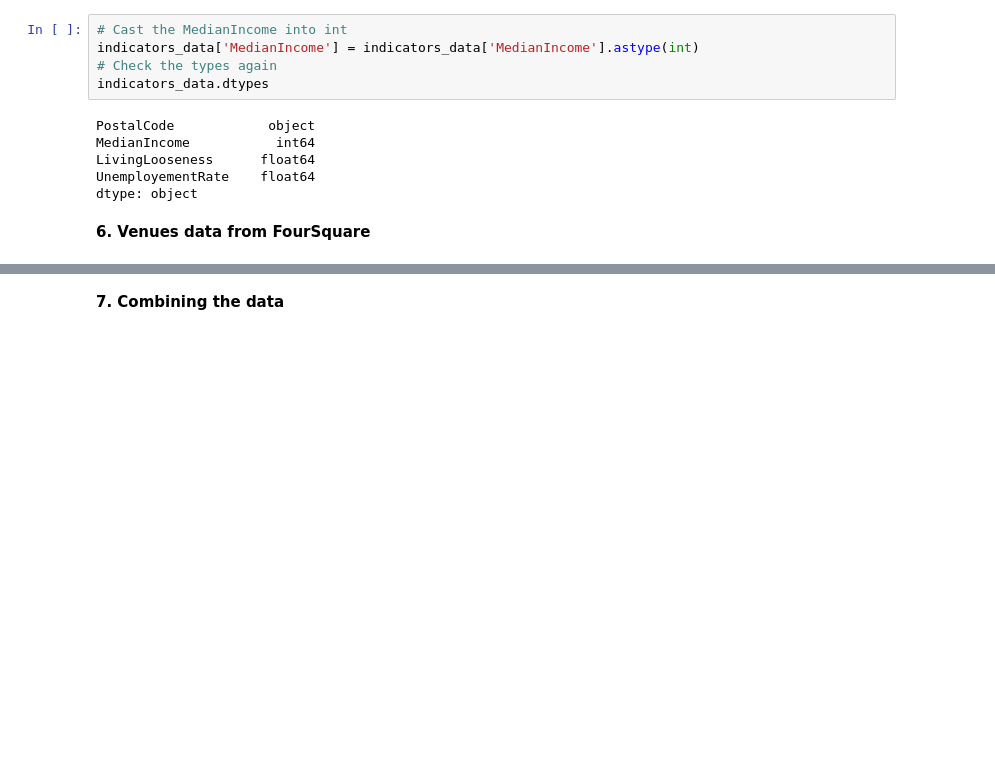
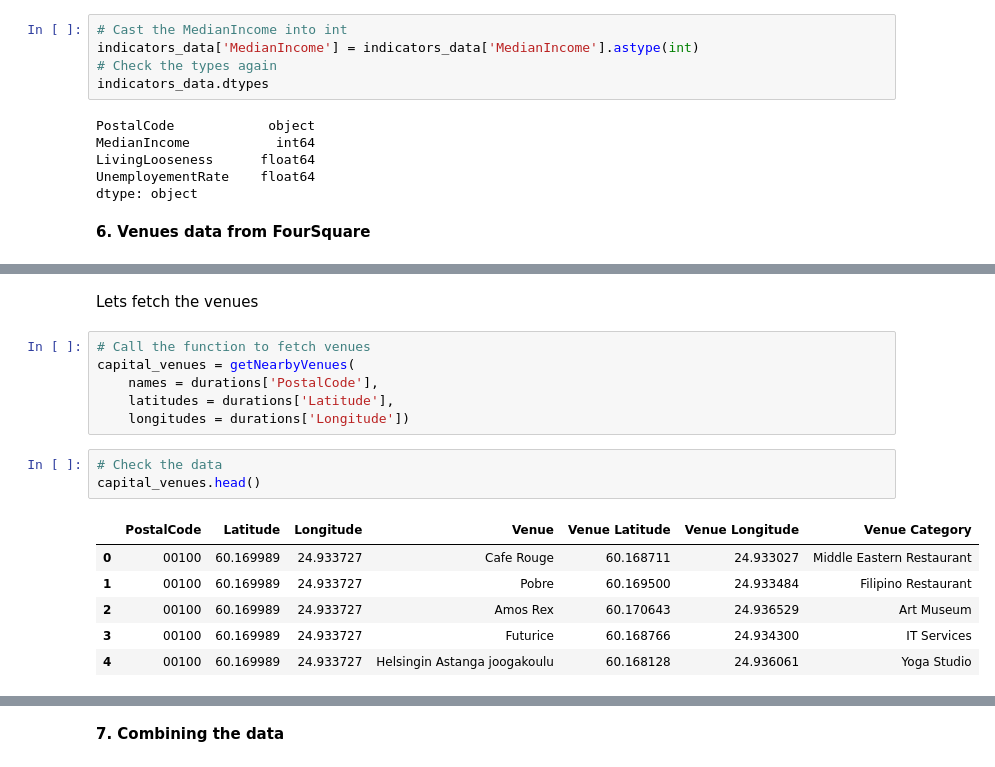
Before and after one commit to cobrelli/Coursera_Capstone, a Jupyter notebook: Capstone 1.ipynb, the cells around one changed output, grey strips where cells are left out. Cells and saved outputs as stored; diff of their text form; blank space fills up the shorter version.

```diff
--- a/Capstone 1.ipynb
+++ b/Capstone 1.ipynb
@@ -482,0 +538,18 @@ dtype: object
+# %% [markdown]
+Lets fetch the venues
+# %%
+# Call the function to fetch venues
+capital_venues = getNearbyVenues(
+    names = durations['PostalCode'],
+    latitudes = durations['Latitude'],
+    longitudes = durations['Longitude'])
+# %%
+# Check the data
+capital_venues.head()
+# %% [output]
+|  | PostalCode | Latitude | Longitude | Venue | Venue Latitude | Venue Longitude | Venue Category |
+| 0 | 00100 | 60.169989 | 24.933727 | Cafe Rouge | 60.168711 | 24.933027 | Middle Eastern Restaurant |
+| 1 | 00100 | 60.169989 | 24.933727 | Pobre | 60.169500 | 24.933484 | Filipino Restaurant |
+| 2 | 00100 | 60.169989 | 24.933727 | Amos Rex | 60.170643 | 24.936529 | Art Museum |
+| 3 | 00100 | 60.169989 | 24.933727 | Futurice | 60.168766 | 24.934300 | IT Services |
+| 4 | 00100 | 60.169989 | 24.933727 | Helsingin Astanga joogakoulu | 60.168128 | 24.936061 | Yoga Studio |
```
Also changed, not shown: parts of 12 cells of this notebook.
